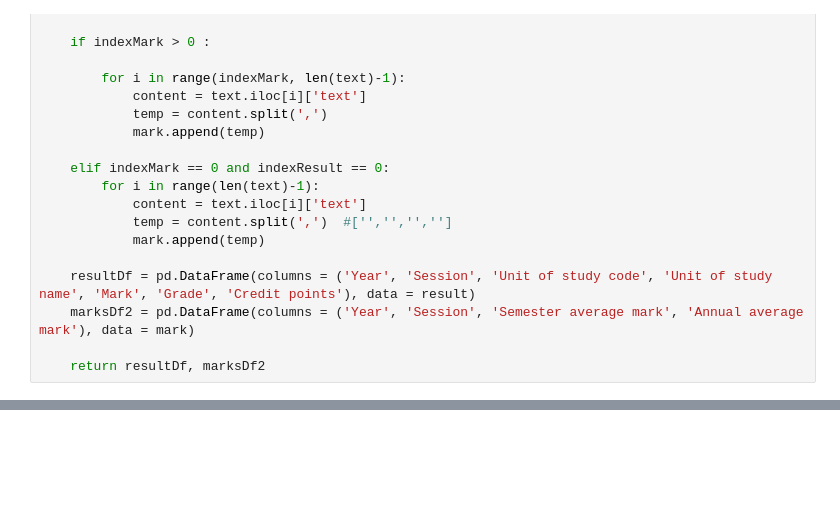
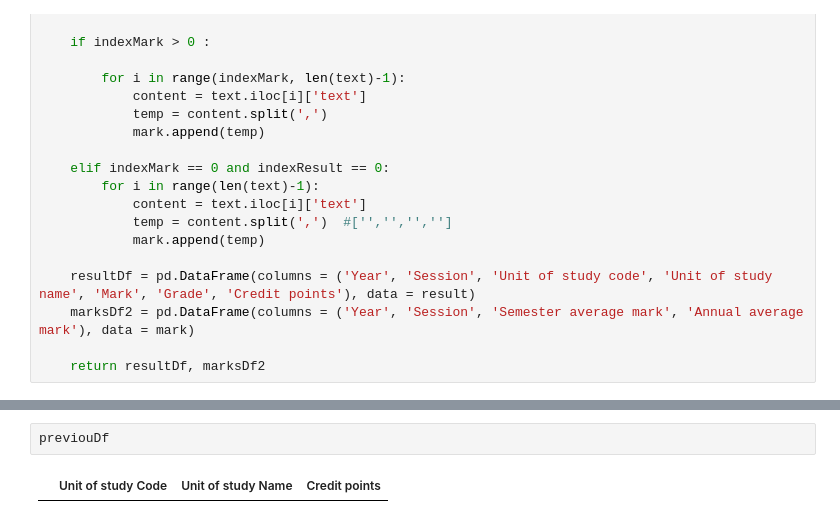
Before and after one commit to lihaoyoo/CS60, a Jupyter notebook: pdf_extractor.ipynb, the cells around one changed output, grey strips where cells are left out. Saved outputs shown, nothing was run; the diff lists cells and outputs as text; blank space fills up the shorter version.

```diff
--- a/pdf_extractor.ipynb
+++ b/pdf_extractor.ipynb
@@ -352,0 +363,4 @@ marksDf
+# %%
+previouDf
+# %% [output]
+|  | Unit of study Code | Unit of study Name | Credit points |
```
Also changed, not shown: parts of 7 cells of this notebook, 2 other files.
